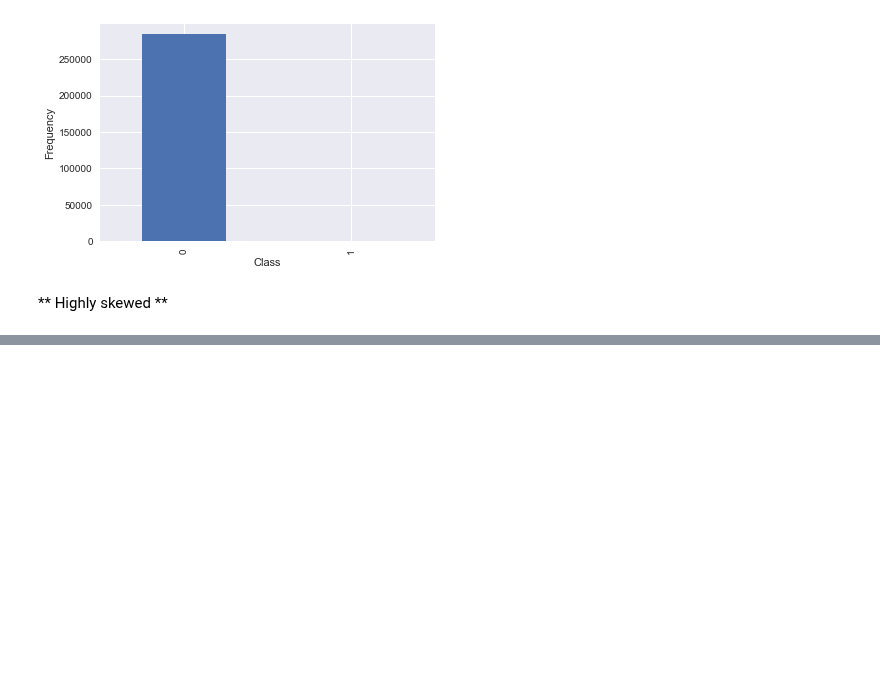
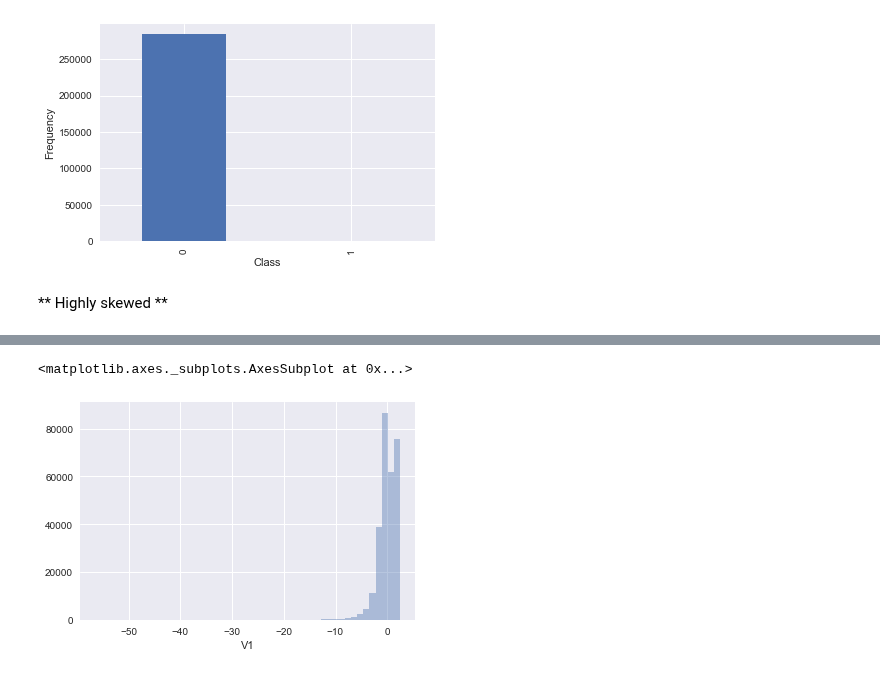
Before and after one commit to sushant2811/CreditCardFraudDetection, a Jupyter notebook: CreditCardFraudDetection.ipynb, the cells around one changed output, grey strips where cells are left out. Saved outputs shown, nothing was run; the diff lists cells and outputs as text; code cells hidden in the pictures; blank space fills up the shorter version.

```diff
--- a/CreditCardFraudDetection.ipynb
+++ b/CreditCardFraudDetection.ipynb
@@ -129,0 +147,5 @@ plt.ylabel('Frequency')
+# %%
+sns.distplot(df['V1'], kde = False)
+# %% [output]
+<matplotlib.axes._subplots.AxesSubplot at 0x...>
+[figure, added]
```
Also changed, not shown: parts of 5 cells of this notebook.
